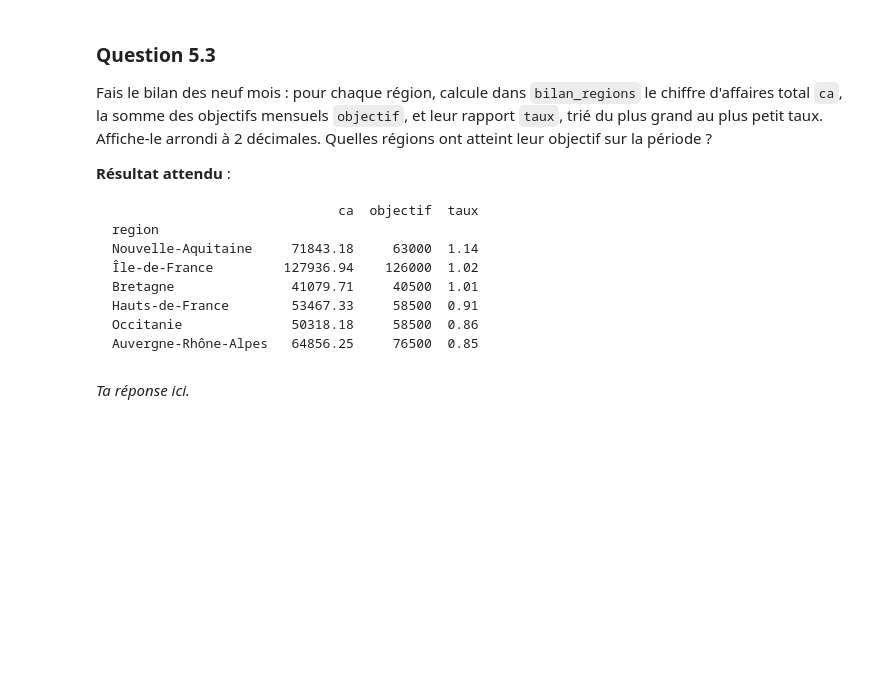
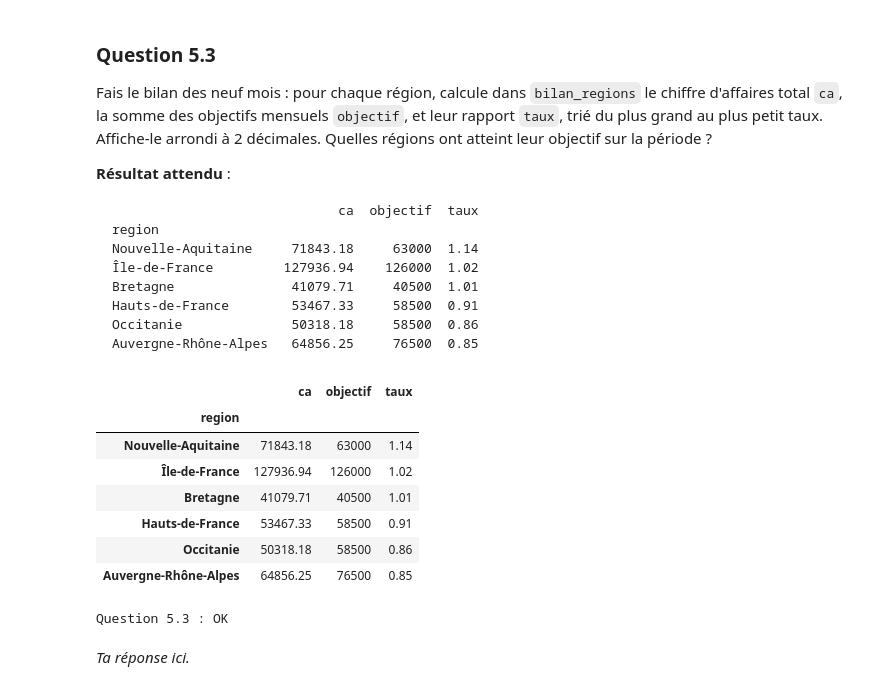
Before and after one commit to ardev2/formation-analyse-donnees-python, a Jupyter notebook: corrections/exercices/tp03-indicateurs/tp03_corrige.ipynb, the cells around one changed output. Saved outputs shown, nothing was run; the diff lists cells and outputs as text; code cells hidden in the pictures; blank space fills up the shorter version.

````diff
--- a/corrections/exercices/tp03-indicateurs/tp03_corrige.ipynb
+++ b/corrections/exercices/tp03-indicateurs/tp03_corrige.ipynb
@@ -1929,4 +1929,12 @@ objectif_mensuel                    8500
 Name: 0, dtype: object
 ```
 # %%
-# TODO
+indicateurs = df.groupby(["mois", "region"], as_index=False).agg(
+    ca = ("montant", "sum"),
+    nb_commandes = ("id_commande", "count"),
+    panier_moyen = ("montant", "mean"),
+    quantite = ("quantite", "sum"),
+    objectif_mensuel = ("objectif_mensuel", "first")
+)
+print(indicateurs.shape)
+indicateurs.iloc[0]
@@ -1953,5 +1973,10 @@ Occitanie               2
 Île-de-France           6
 Name: atteint, dtype: int64
 ```
+# %%
+REGION = "region"
 # %%
-# TODO
+indicateurs["taux_realisation"] = indicateurs["ca"] / indicateurs["objectif_mensuel"]
+
+mois_atteints = (indicateurs.assign(atteint=indicateurs["taux_realisation"] >= 1).groupby(REGION)["atteint"].sum())
+mois_atteints
@@ -1979,12 +2015,30 @@ Auvergne-Rhône-Alpes   64856.25     76500  0.85
 ```
 # %%
 # TODO
+bilan_regions = indicateurs.groupby(REGION).agg(
+    ca=("ca", "sum"),
+    objectif=("objectif_mensuel", "sum")
+    )
+bilan_regions["taux"] = bilan_regions["ca"] / bilan_regions["objectif"]
+bilan_regions = bilan_regions.sort_values("taux", ascending=False)
+bilan_regions.round(2)
+# %% [output]
+|  | ca | objectif | taux |
+| region |  |  |  |
+| Nouvelle-Aquitaine | 71843.18 | 63000 | 1.14 |
+| Île-de-France | 127936.94 | 126000 | 1.02 |
+| Bretagne | 41079.71 | 40500 | 1.01 |
+| Hauts-de-France | 53467.33 | 58500 | 0.91 |
+| Occitanie | 50318.18 | 58500 | 0.86 |
+| Auvergne-Rhône-Alpes | 64856.25 | 76500 | 0.85 |
 # %%
 # Vérification
 assert list(bilan_regions.columns) == ["ca", "objectif", "taux"], "trois colonnes : ca, objectif, taux"
 assert bilan_regions.index[0] == "Nouvelle-Aquitaine" and bilan_regions["taux"].is_monotonic_decreasing, "trie par taux décroissant"
 assert bilan_regions.loc["Bretagne", "objectif"] == 9 * 4500, "l'objectif de la période est la somme des 9 objectifs mensuels"
 print("Question 5.3 : OK")
+# %% [output]
+Question 5.3 : OK
 # %% [markdown]
 _Ta réponse ici._
 # %% [markdown]
````
Also changed, not shown: parts of 10 cells of this notebook.
